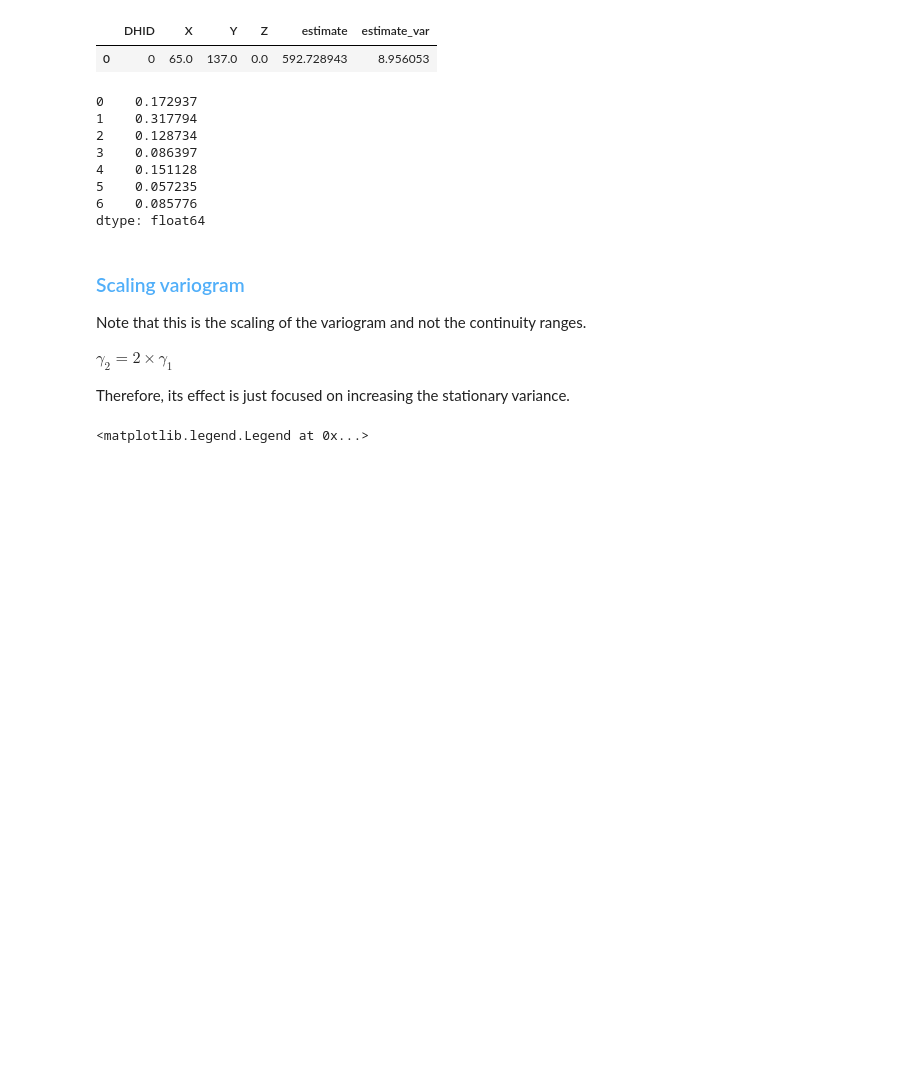
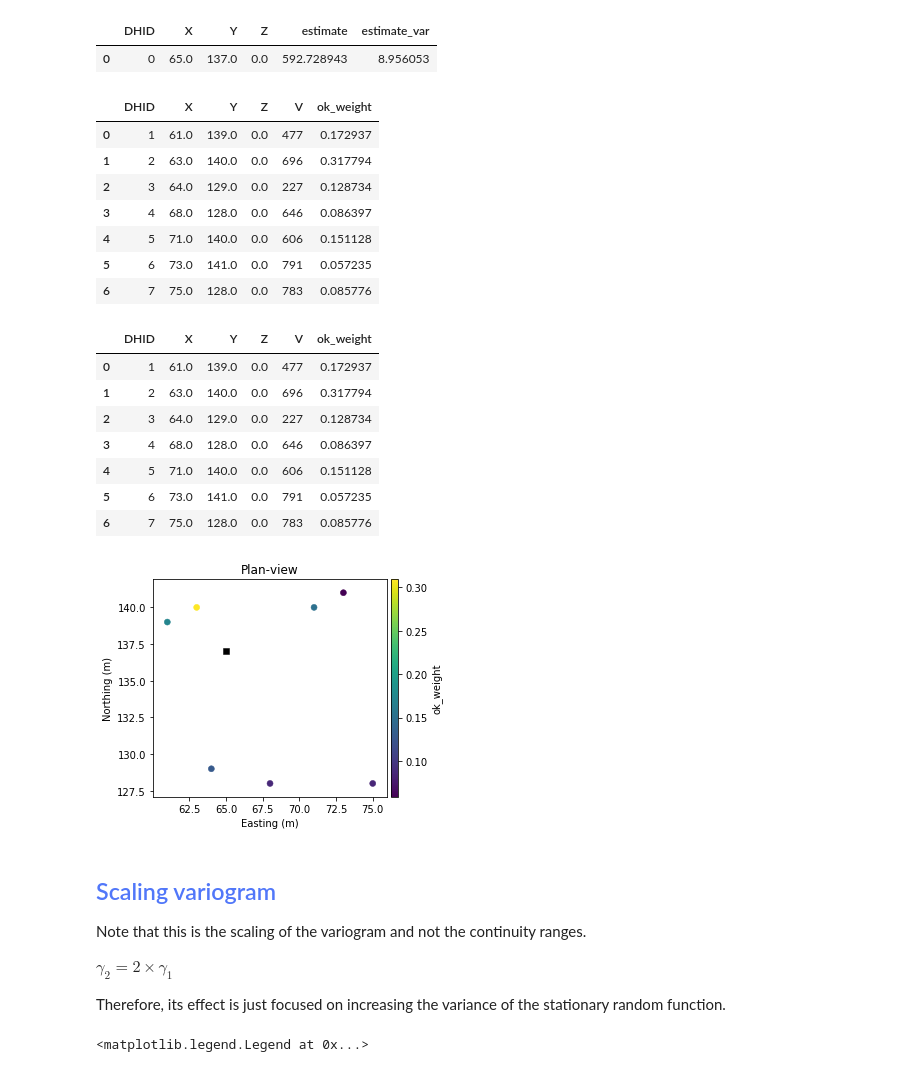
Before and after one commit to MHadavand/Lessons, a Jupyter notebook: Geostat/OK_Example.ipynb, the cells around one changed output. Cells and saved outputs as stored; diff of their text form; code cells hidden in the pictures; blank space fills up the shorter version.

```diff
--- a/Geostat/OK_Example.ipynb
+++ b/Geostat/OK_Example.ipynb
@@ -89,25 +138,38 @@ ok_est.estimate(
 # %% [output]
 |  | DHID | X | Y | Z | estimate | estimate_var |
 | 0 | 0 | 65.0 | 137.0 | 0.0 | 592.728943 | 8.956053 |
-# %%
-ok_est.get_cumulative_weights()
-# %% [output]
-0    0.172937
-1    0.317794
-2    0.128734
-3    0.086397
-4    0.151128
-5    0.057235
-6    0.085776
-dtype: float64
+# %%
+weights = data.copy()
+weights['ok_weight'] = ok_est.get_cumulative_weights()
+display(weights)
+fg,ax,cax = weights.sectionplot(var='ok_weight')
+location.sectionplot_draw(ax, 'k', marker='s')
+# %% [output]
+|  | DHID | X | Y | Z | V | ok_weight |
+| 0 | 1 | 61.0 | 139.0 | 0.0 | 477 | 0.172937 |
+| 1 | 2 | 63.0 | 140.0 | 0.0 | 696 | 0.317794 |
+| 2 | 3 | 64.0 | 129.0 | 0.0 | 227 | 0.128734 |
+| 3 | 4 | 68.0 | 128.0 | 0.0 | 646 | 0.086397 |
+| 4 | 5 | 71.0 | 140.0 | 0.0 | 606 | 0.151128 |
+| 5 | 6 | 73.0 | 141.0 | 0.0 | 791 | 0.057235 |
+| 6 | 7 | 75.0 | 128.0 | 0.0 | 783 | 0.085776 |
+|  | DHID | X | Y | Z | V | ok_weight |
+| 0 | 1 | 61.0 | 139.0 | 0.0 | 477 | 0.172937 |
+| 1 | 2 | 63.0 | 140.0 | 0.0 | 696 | 0.317794 |
+| 2 | 3 | 64.0 | 129.0 | 0.0 | 227 | 0.128734 |
+| 3 | 4 | 68.0 | 128.0 | 0.0 | 646 | 0.086397 |
+| 4 | 5 | 71.0 | 140.0 | 0.0 | 606 | 0.151128 |
+| 5 | 6 | 73.0 | 141.0 | 0.0 | 791 | 0.057235 |
+| 6 | 7 | 75.0 | 128.0 | 0.0 | 783 | 0.085776 |
+[figure, added]
 # %% [markdown]
-### <span style='color:#51AFF9;'> Scaling variogram </span>
+## <span style='color:#5177F9;'> Scaling variogram </span>
 
 Note that this is the scaling of the variogram and not the continuity ranges.
 
 $\gamma_2 = 2\times \gamma_1$
 
-Therefore, its effect is just focused on increasing the stationary variance.
+Therefore, its effect is just focused on increasing the variance of the stationary random function.
 # %%
 varstr_scaled = """1    0.0                         -nst, nugget effect
             2    20  0.0   0.0   0.0        -it,cc,ang1,ang2,ang3
```
Also changed, not shown: parts of 14 cells of this notebook.
